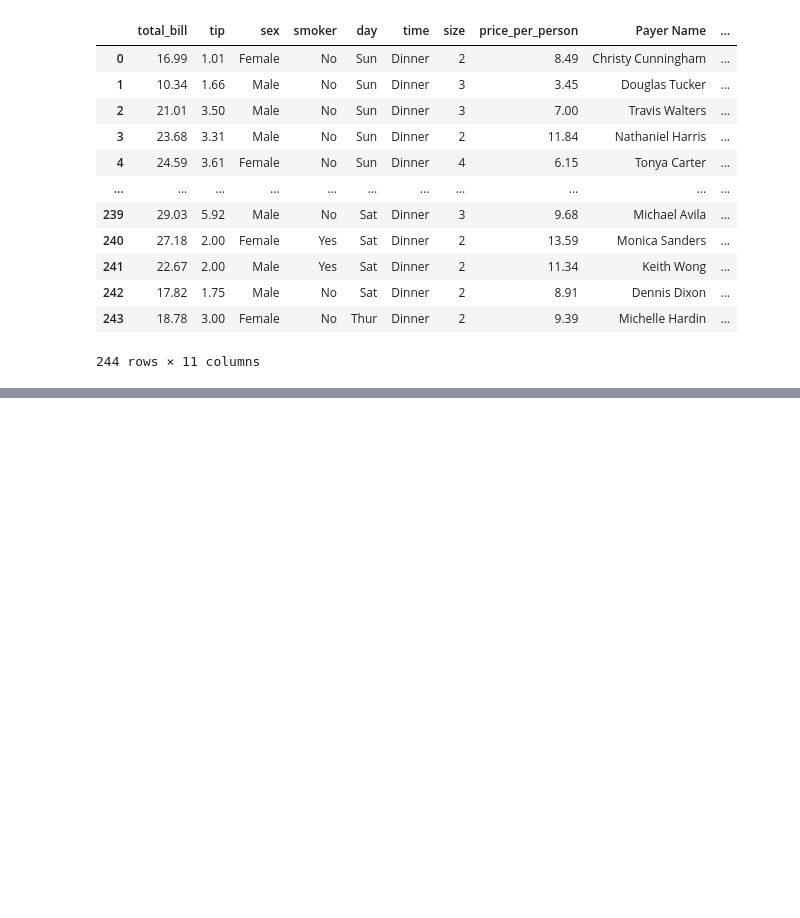
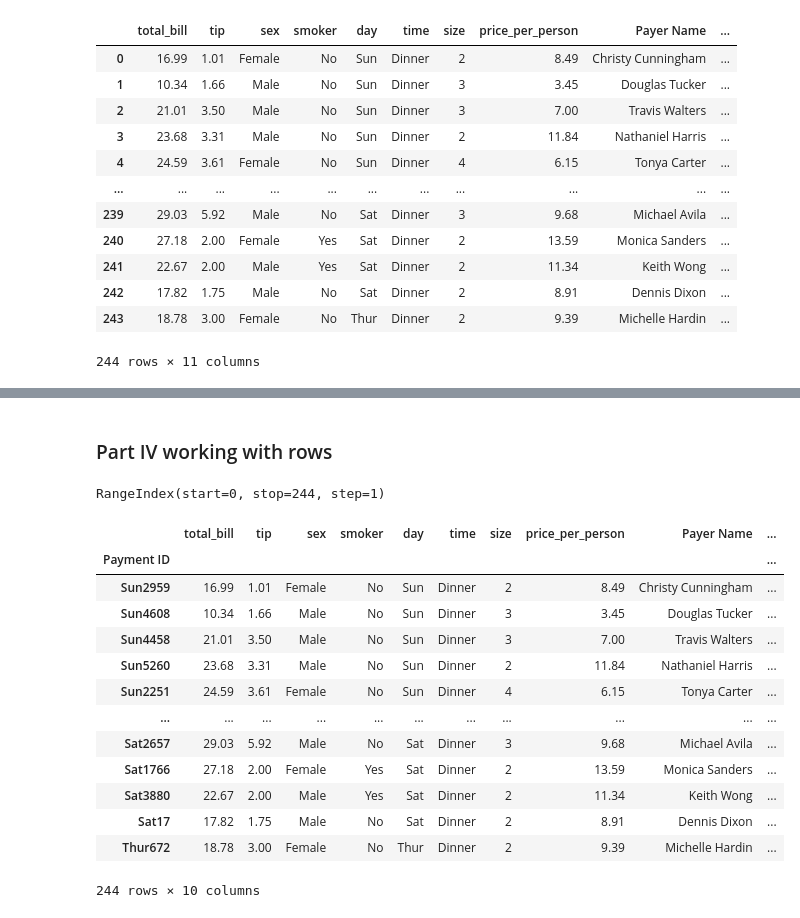
Before and after one commit to YolbarsZiya1997/data_science, a Jupyter notebook: pandas/data_frames.ipynb, the cells around one changed output, grey strips where cells are left out. Drawn from its saved outputs; the diff is of its cells as text; code cells hidden in the pictures; blank space fills up the shorter version.

```diff
--- a/pandas/data_frames.ipynb
+++ b/pandas/data_frames.ipynb
@@ -64,0 +235,5 @@ df
+# %%
+df['price_per_person'] = df['total_bill'] / df['size']          # given a already existing index the data would be over written
+# %%
+# there are many useless info after the decimal points how do we round them up?
+df['price_per_person'] = np.round(df['total_bill'] / df['size'], 2)
@@ -64,0 +249,3 @@ df
+# %%
+# df['tip_percentage'] = np.round(df['tip'] / df['total_bill'] * 100, 2)
+df['tip_percentage'] = np.round(df['tip_percentage'],2)
@@ -64,0 +294,27 @@ df
+# %%
+df = df.drop('tip_percentage', axis=1)          # permenant drop
+# %% [markdown]
+### Part IV working with rows
+# %%
+df.index
+# %% [output]
+RangeIndex(start=0, stop=244, step=1)
+# %%
+df.set_index('Payment ID')
+# this is not a column anymore
+# it just show the name of your index
+# %% [output]
+|  | total_bill | tip | sex | smoker | day | time | size | price_per_person | Payer Name | ... |
+| Payment ID |  |  |  |  |  |  |  |  |  | ... |
+| Sun2959 | 16.99 | 1.01 | Female | No | Sun | Dinner | 2 | 8.49 | Christy Cunningham | ... |
+| Sun4608 | 10.34 | 1.66 | Male | No | Sun | Dinner | 3 | 3.45 | Douglas Tucker | ... |
+| Sun4458 | 21.01 | 3.50 | Male | No | Sun | Dinner | 3 | 7.00 | Travis Walters | ... |
+| Sun5260 | 23.68 | 3.31 | Male | No | Sun | Dinner | 2 | 11.84 | Nathaniel Harris | ... |
+| Sun2251 | 24.59 | 3.61 | Female | No | Sun | Dinner | 4 | 6.15 | Tonya Carter | ... |
+| ... | ... | ... | ... | ... | ... | ... | ... | ... | ... | ... |
+| Sat2657 | 29.03 | 5.92 | Male | No | Sat | Dinner | 3 | 9.68 | Michael Avila | ... |
+| Sat1766 | 27.18 | 2.00 | Female | Yes | Sat | Dinner | 2 | 13.59 | Monica Sanders | ... |
+| Sat3880 | 22.67 | 2.00 | Male | Yes | Sat | Dinner | 2 | 11.34 | Keith Wong | ... |
+| Sat17 | 17.82 | 1.75 | Male | No | Sat | Dinner | 2 | 8.91 | Dennis Dixon | ... |
+| Thur672 | 18.78 | 3.00 | Female | No | Thur | Dinner | 2 | 9.39 | Michelle Hardin | ... |
+244 rows × 10 columns
```
Also changed, not shown: parts of 37 cells of this notebook.
